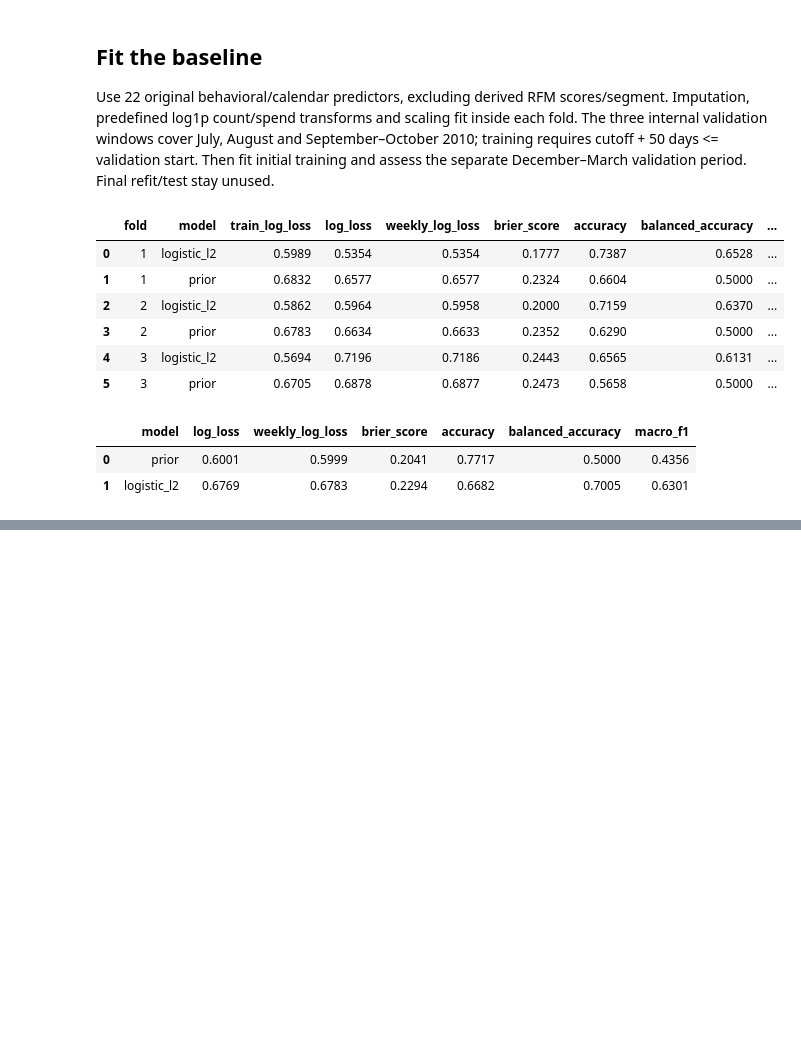
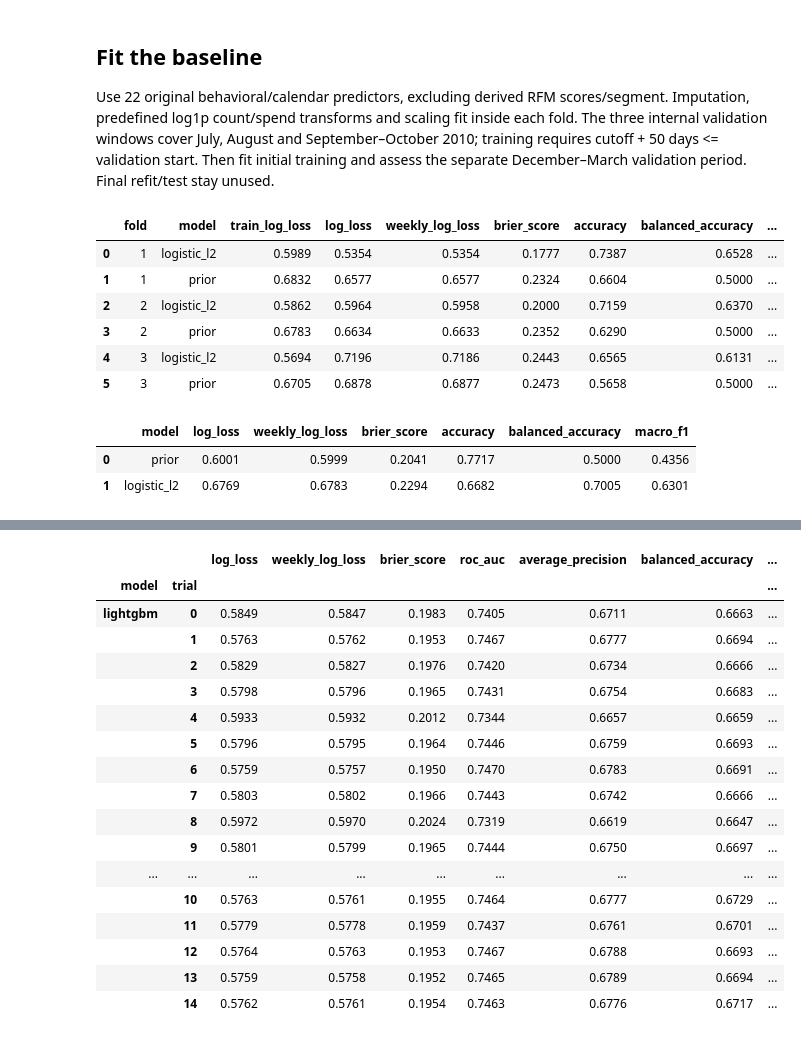
Before and after one commit to manu-horn/online-retail, a Jupyter notebook: notebooks/04_modeling.ipynb, the cells around one changed output, grey strips where cells are left out. Drawn from its saved outputs; the diff is of its cells as text; code cells hidden in the pictures; blank space fills up the shorter version.

```diff
--- a/notebooks/04_modeling.ipynb
+++ b/notebooks/04_modeling.ipynb
@@ -114,0 +204,18 @@ not establish that weekly snapshots cause overfitting. The final test is unevalu
+# %%
+from online_retail.modeling.metrics import evaluate
+
+reports = []
+for name, directory in [("logistic_l2", ROOT / "artifacts/logistic_baseline"),
+                        ("logistic_elastic_net", ROOT / "artifacts/logistic_elastic_net")]:
+    predictions = pd.read_parquet(directory / "validation_predictions.parquet")
+    reports.append({"model": name, **evaluate(
+        predictions, predictions[["p_class_0", "p_class_1"]].to_numpy())})
+
+# Recompute the prior reference with the expanded metric report.
+validation = pd.read_parquet(DATA / "validation.parquet")
+prior = train["RepurchaseWithin50Days"].mean()
+prior_probabilities = [[1 - prior, prior]] * len(validation)
+reports.append({"model": "prior", **evaluate(validation, prior_probabilities)})
+comparison = pd.concat([pd.DataFrame(reports), tree_metrics], ignore_index=True)
+comparison.to_csv(ROOT / "artifacts/model_comparison.csv", index=False)
+comparison.round(4).T
@@ -114,0 +240,7 @@ not establish that weekly snapshots cause overfitting. The final test is unevalu
+# %%
+for name in ("lightgbm", "xgboost", "random_forest"):
+    predictions = pd.read_parquet(
+        ROOT / "artifacts/tree_models" / name / "validation_predictions.parquet")
+    fig, ax = plot_calibration(predictions)
+    ax.set_title(f"Validation calibration: {name}")
+    plt.show()
@@ -114,0 +251,30 @@ not establish that weekly snapshots cause overfitting. The final test is unevalu
+# %%
+# Every trial/fold metric is retained, not only the winning objective.
+trial_reports = pd.concat([
+    pd.read_csv(ROOT / "artifacts/tree_models" / name / "cv_metrics.csv").assign(model=name)
+    for name in ("lightgbm", "xgboost", "random_forest")
+], ignore_index=True)
+trial_reports.groupby(["model", "trial"])[
+    ["log_loss", "weekly_log_loss", "brier_score", "roc_auc", "average_precision",
+     "balanced_accuracy", "class_1_precision", "class_1_recall"]
+].mean().round(4)
+# These are equal-fold summaries. Optuna's objective weights fold means by week count.
+# %% [output]
+|  |  | log_loss | weekly_log_loss | brier_score | roc_auc | average_precision | balanced_accuracy | ... |
+| model | trial |  |  |  |  |  |  | ... |
+| lightgbm | 0 | 0.5849 | 0.5847 | 0.1983 | 0.7405 | 0.6711 | 0.6663 | ... |
+|  | 1 | 0.5763 | 0.5762 | 0.1953 | 0.7467 | 0.6777 | 0.6694 | ... |
+|  | 2 | 0.5829 | 0.5827 | 0.1976 | 0.7420 | 0.6734 | 0.6666 | ... |
+|  | 3 | 0.5798 | 0.5796 | 0.1965 | 0.7431 | 0.6754 | 0.6683 | ... |
+|  | 4 | 0.5933 | 0.5932 | 0.2012 | 0.7344 | 0.6657 | 0.6659 | ... |
+|  | 5 | 0.5796 | 0.5795 | 0.1964 | 0.7446 | 0.6759 | 0.6693 | ... |
+|  | 6 | 0.5759 | 0.5757 | 0.1950 | 0.7470 | 0.6783 | 0.6691 | ... |
+|  | 7 | 0.5803 | 0.5802 | 0.1966 | 0.7443 | 0.6742 | 0.6666 | ... |
+|  | 8 | 0.5972 | 0.5970 | 0.2024 | 0.7319 | 0.6619 | 0.6647 | ... |
+|  | 9 | 0.5801 | 0.5799 | 0.1965 | 0.7444 | 0.6750 | 0.6697 | ... |
+| ... | ... | ... | ... | ... | ... | ... | ... | ... |
+|  | 10 | 0.5763 | 0.5761 | 0.1955 | 0.7464 | 0.6777 | 0.6729 | ... |
+|  | 11 | 0.5779 | 0.5778 | 0.1959 | 0.7437 | 0.6761 | 0.6701 | ... |
+|  | 12 | 0.5764 | 0.5763 | 0.1953 | 0.7467 | 0.6788 | 0.6693 | ... |
+|  | 13 | 0.5759 | 0.5758 | 0.1952 | 0.7465 | 0.6789 | 0.6694 | ... |
+|  | 14 | 0.5762 | 0.5761 | 0.1954 | 0.7463 | 0.6776 | 0.6717 | ... |
```
Also changed, not shown: parts of 26 cells of this notebook, 12 other files.
